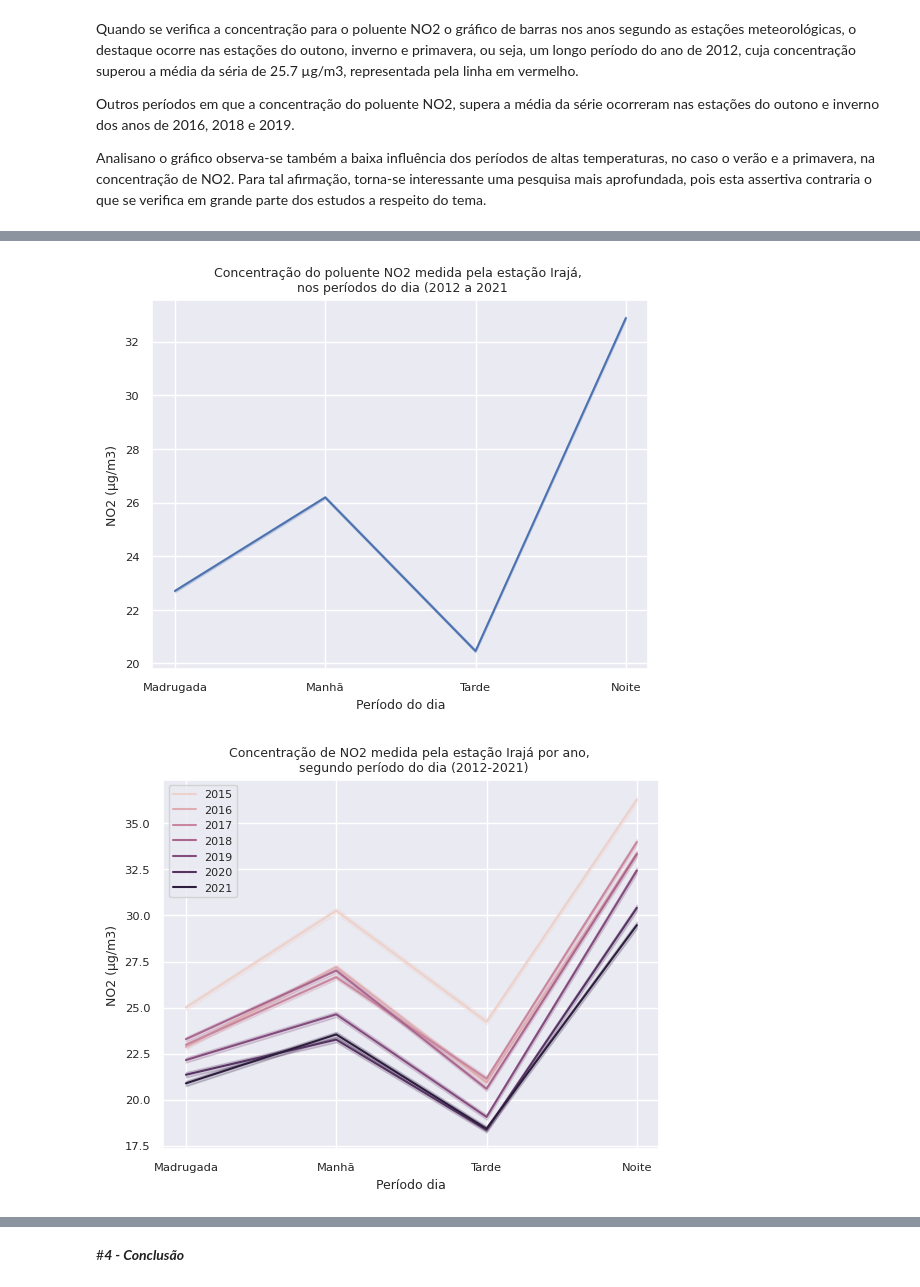
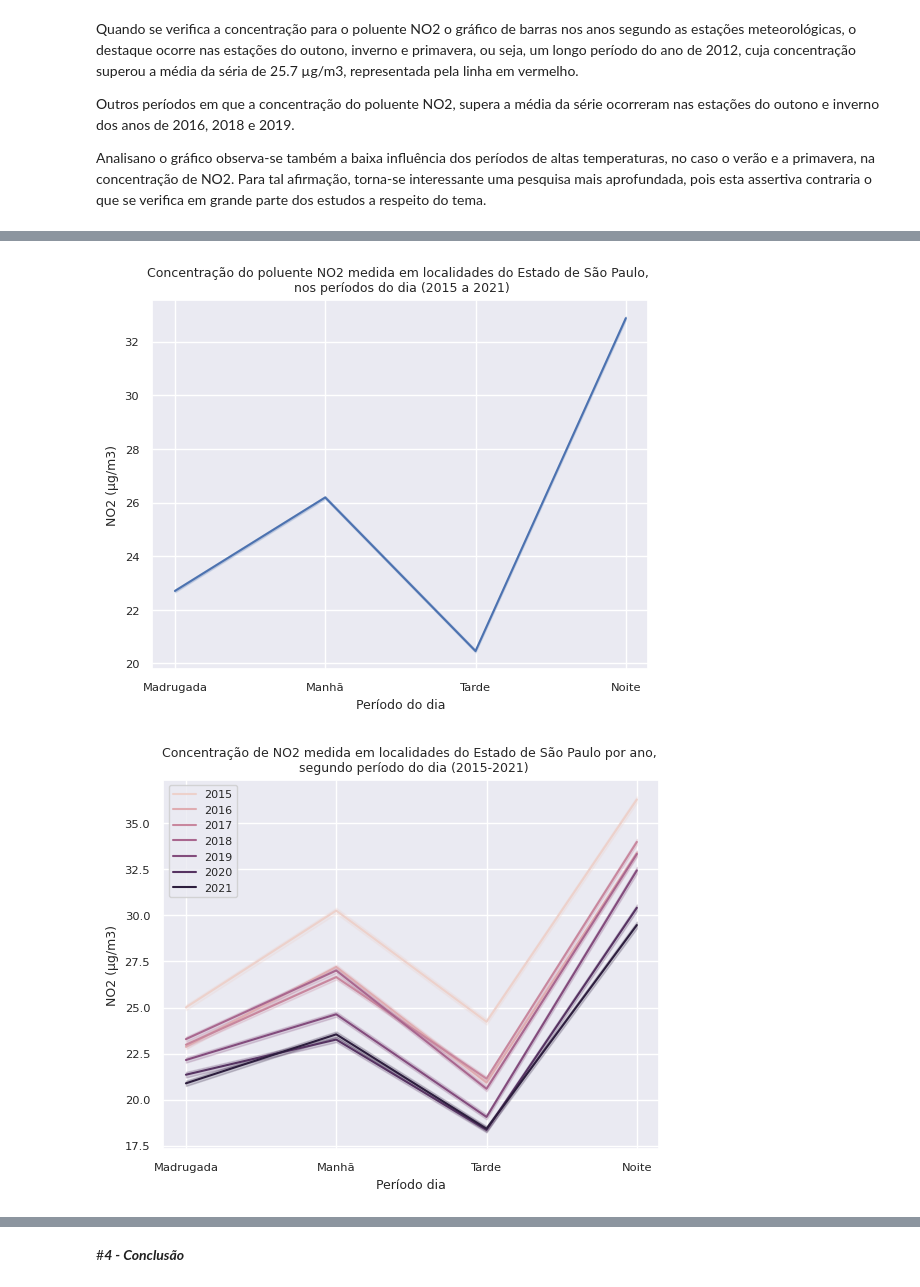
Before and after one commit to Luciahelenasantos/PUC-SPRINT-III, a Jupyter notebook: MVP_SPRINTIII_V1.ipynb, the cells around one changed output, grey strips where cells are left out. Cells and saved outputs as stored; diff of their text form; code cells hidden in the pictures.

```diff
--- a/MVP_SPRINTIII_V1.ipynb
+++ b/MVP_SPRINTIII_V1.ipynb
@@ -1025,12 +1149,12 @@ plt.show();
 # %%
 # Gráfico de linhas
 
 sns.lineplot(x='periodo_dia', y='Valor', data = dadoarNO2)
-plt.title('Concentração do poluente NO2 medida pela estação Irajá, \n nos períodos do dia (2012 a 2021')
+plt.title('Concentração do poluente NO2 medida em localidades do Estado de São Paulo, \n nos períodos do dia (2015 a 2021)')
 plt.xlabel("Período do dia")
 plt.ylabel("NO2 (µg/m3)");
 # %% [output]
-[figure, old version]
+[figure, new version]
 # %%
 # Gráfico de linha da concentração de NO2 ao longo do dia
 
@@ -1039,9 +1163,9 @@ sns.lineplot(
     x="periodo_dia", y="Valor", hue="Ano",
     sort=True
 )
-plt.title("Concentração de NO2 medida pela estação Irajá por ano, \n segundo período do dia (2012-2021)")
+plt.title("Concentração de NO2 medida em localidades do Estado de São Paulo por ano, \n segundo período do dia (2015-2021)")
 plt.xlabel("Período dia")
 plt.ylabel("NO2 (µg/m3)")
 plt.legend(fontsize=8);
 # %% [output]
-[figure, old version]
+[figure, new version]
```
Also changed, not shown: parts of 54 cells of this notebook.
